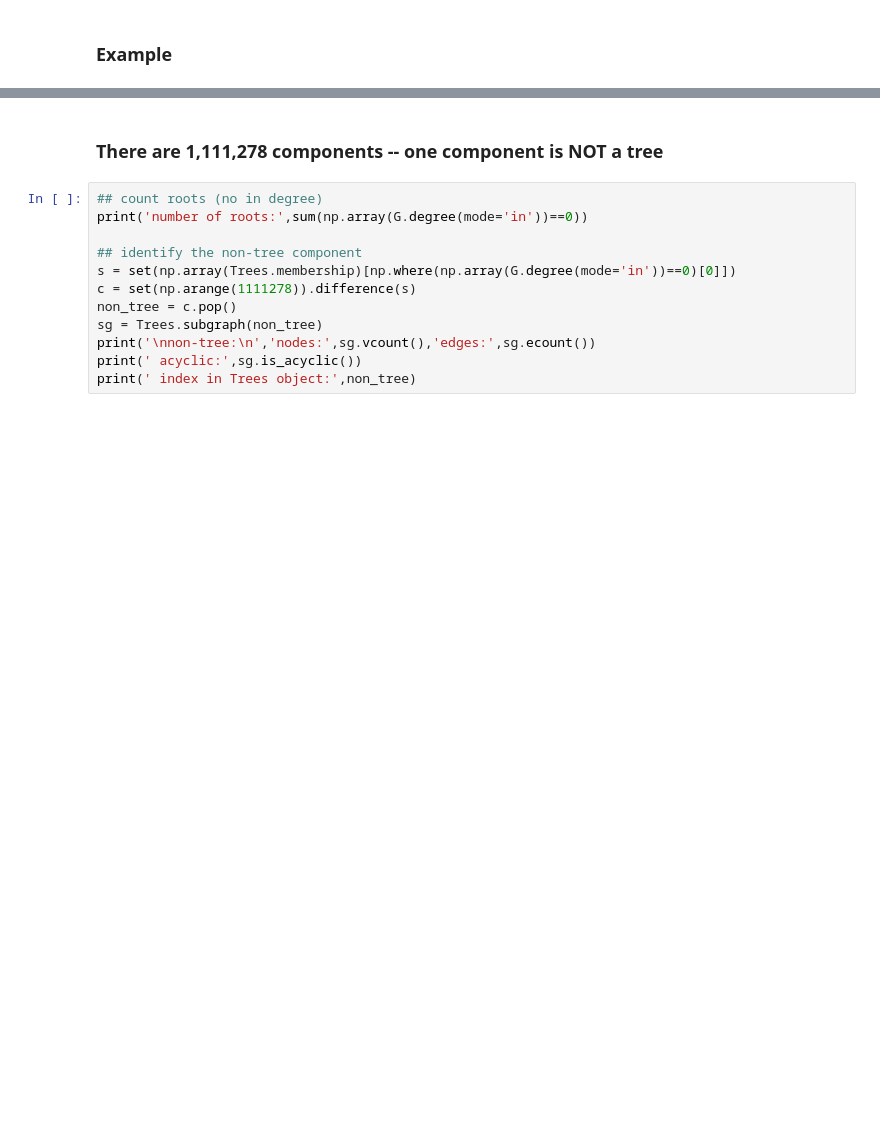
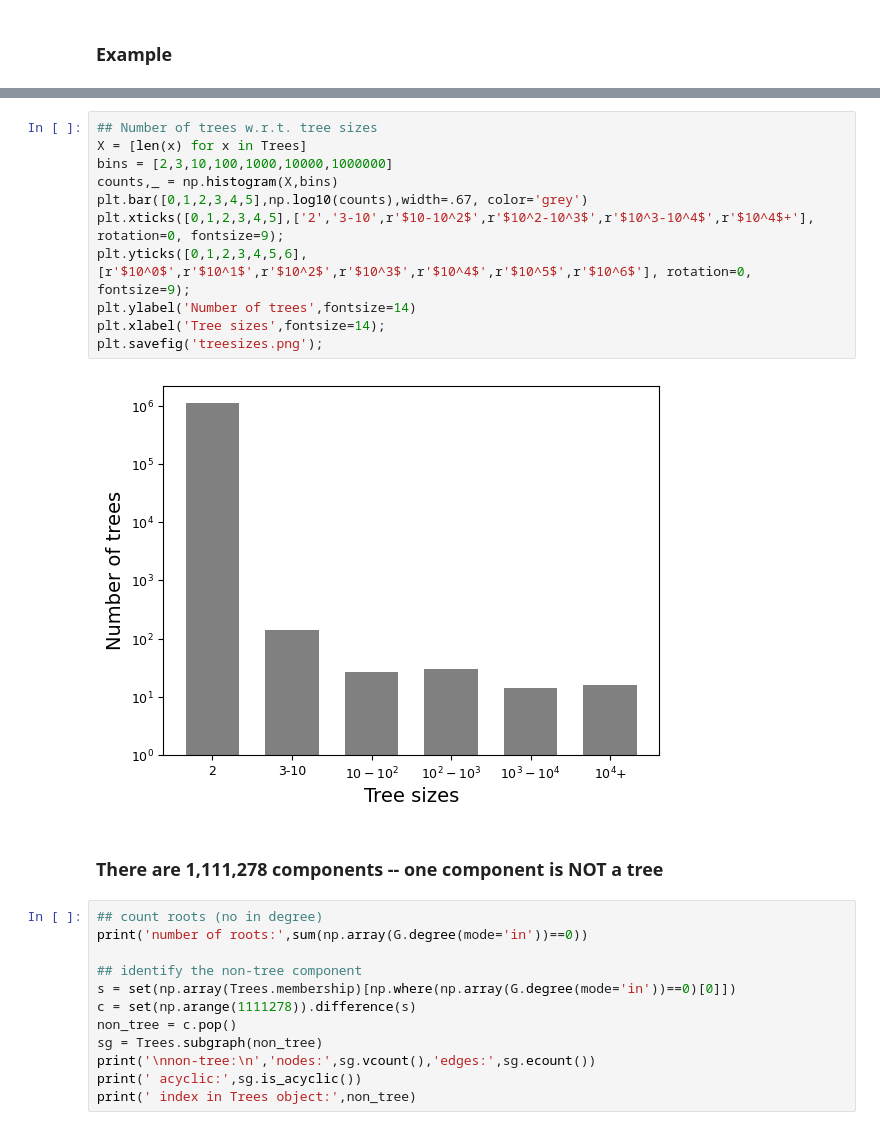
Before and after one commit to llnl/Wintap-Analytics, a Jupyter notebook: 2025-acme4-explore/gather-process-trees.ipynb, the cells around one changed output, grey strips where cells are left out. Saved outputs shown, nothing was run; the diff lists cells and outputs as text; blank space fills up the shorter version.

```diff
--- a/2025-acme4-explore/gather-process-trees.ipynb
+++ b/2025-acme4-explore/gather-process-trees.ipynb
@@ -179,3 +191,16 @@ ig.plot(sg, layout=ly)
+# %%
+## Number of trees w.r.t. tree sizes
+X = [len(x) for x in Trees]
+bins = [2,3,10,100,1000,10000,1000000]
+counts,_ = np.histogram(X,bins)
+plt.bar([0,1,2,3,4,5],np.log10(counts),width=.67, color='grey')
+plt.xticks([0,1,2,3,4,5],['2','3-10',r'$10-10^2$',r'$10^2-10^3$',r'$10^3-10^4$',r'$10^4$+'], rotation=0, fontsize=9);
+plt.yticks([0,1,2,3,4,5,6],[r'$10^0$',r'$10^1$',r'$10^2$',r'$10^3$',r'$10^4$',r'$10^5$',r'$10^6$'], rotation=0, fontsize=9);
+plt.ylabel('Number of trees',fontsize=14)
+plt.xlabel('Tree sizes',fontsize=14);
+plt.savefig('treesizes.png');
+# %% [output]
+[figure, added]
 # %% [markdown]
 ### There are 1,111,278 components -- one component is NOT a tree
 # %%
```
Also changed, not shown: parts of 31 cells of this notebook.
